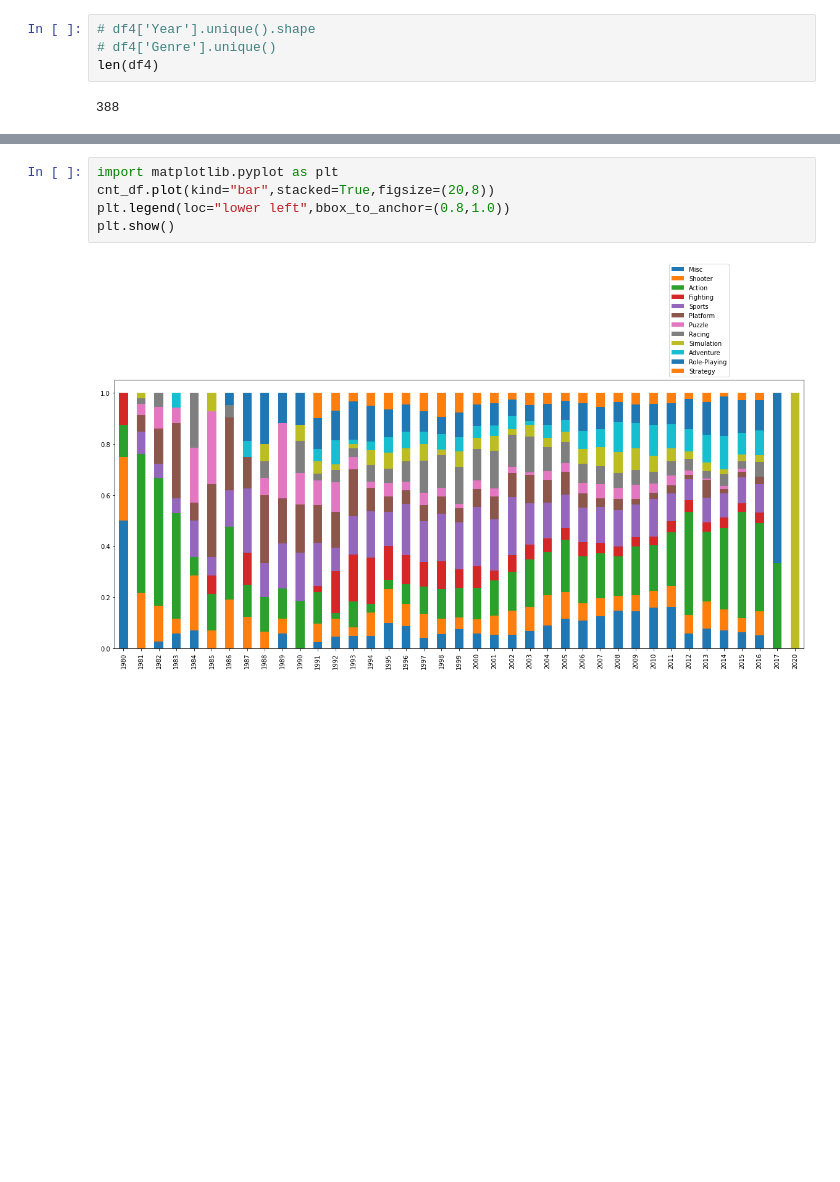
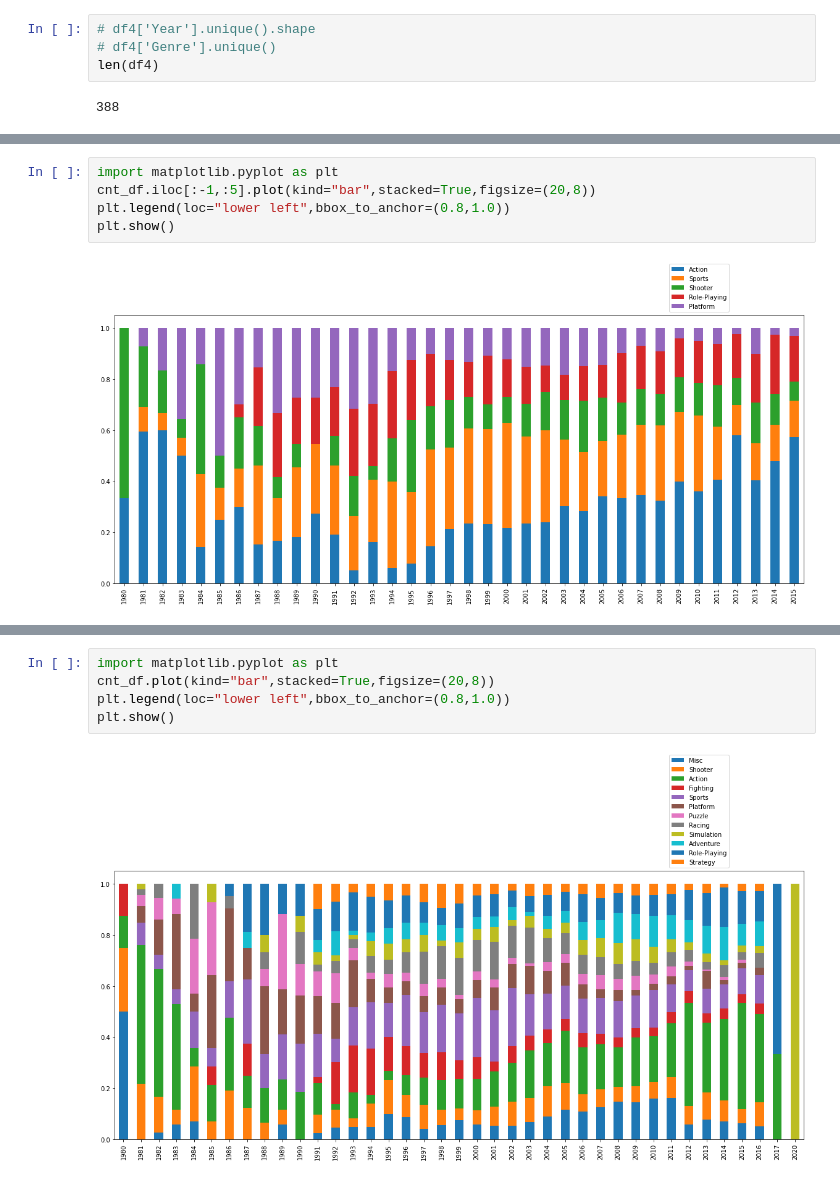
Before and after one commit to yena53/hello-world, a Jupyter notebook: 프로젝트_데이터전처리_ipynb의_사본.ipynb, the cells around one changed output, grey strips where cells are left out. Drawn from its saved outputs; the diff is of its cells as text; blank space fills up the shorter version.

```diff
--- a/프로젝트_데이터전처리_ipynb의_사본.ipynb
+++ b/프로젝트_데이터전처리_ipynb의_사본.ipynb
@@ -157,0 +230,7 @@ len(df4)
+# %%
+import matplotlib.pyplot as plt
+cnt_df.iloc[:-1,:5].plot(kind="bar",stacked=True,figsize=(20,8))
+plt.legend(loc="lower left",bbox_to_anchor=(0.8,1.0))
+plt.show()
+# %% [output]
+[figure, added]
```
Also changed, not shown: parts of 31 cells of this notebook.
